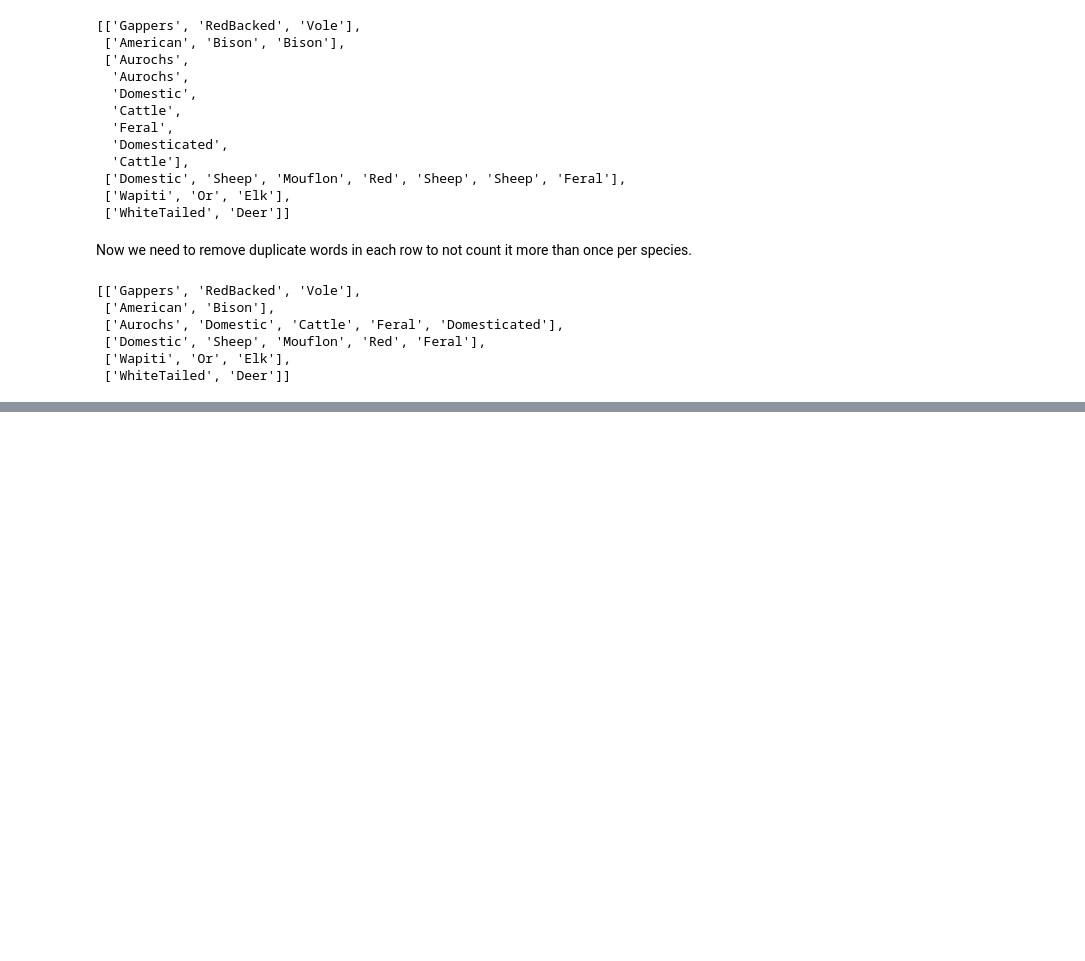
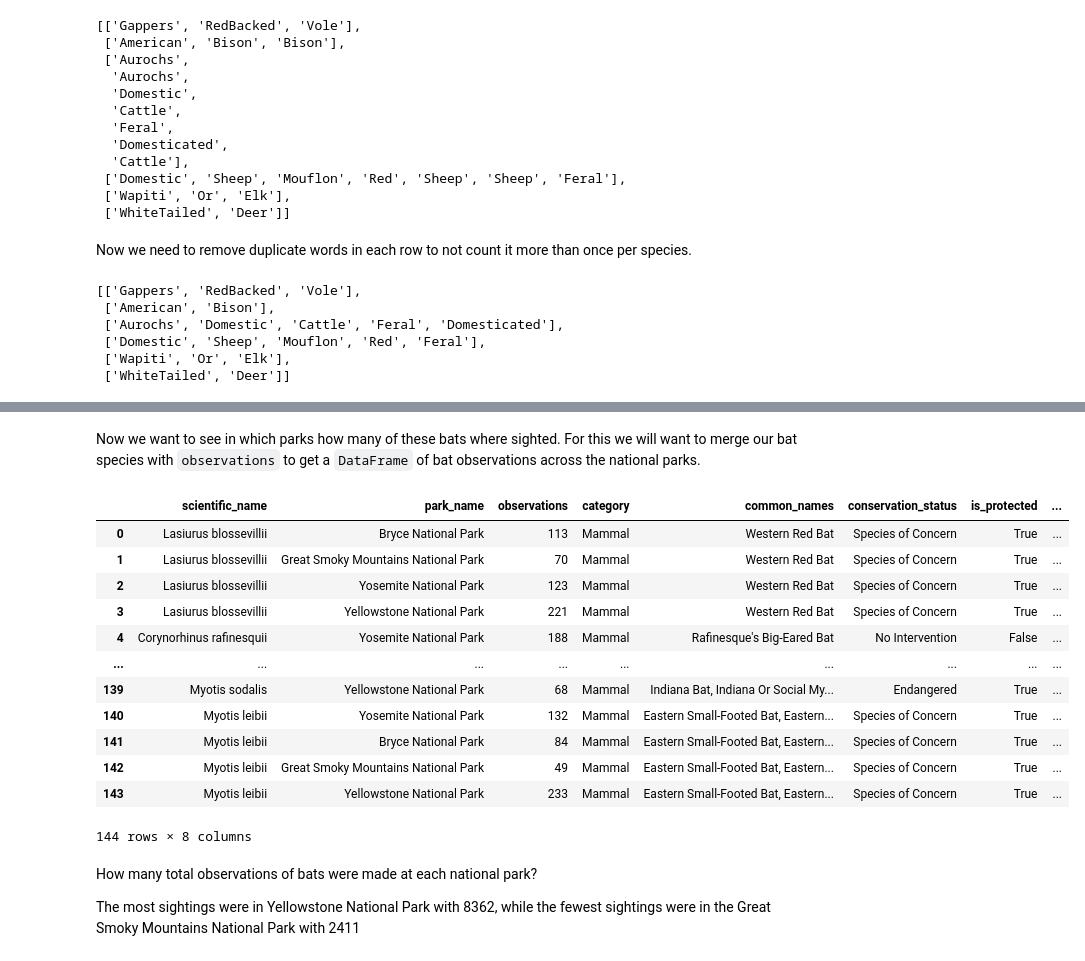
Before and after one commit to Maxrio9/Python-Data-Science, a Jupyter notebook: biodiversity_parks_project/biodiversity.ipynb, the cells around one changed output, grey strips where cells are left out. Drawn from its saved outputs; the diff is of its cells as text; code cells hidden in the pictures; blank space fills up the shorter version.

```diff
--- a/biodiversity_parks_project/biodiversity.ipynb
+++ b/biodiversity_parks_project/biodiversity.ipynb
@@ -426,0 +483,23 @@ We found out that we saw every species within this dataset within every one of t
+# %% [markdown]
+Now we want to see in which parks how many of these bats where sighted. For this we will want to merge our bat species with `observations` to get a `DataFrame` of bat observations across the national parks.
+# %%
+bat_observations = observations.merge(species[species.is_bat])
+bat_observations
+# %% [output]
+|  | scientific_name | park_name | observations | category | common_names | conservation_status | is_protected | ... |
+| 0 | Lasiurus blossevillii | Bryce National Park | 113 | Mammal | Western Red Bat | Species of Concern | True | ... |
+| 1 | Lasiurus blossevillii | Great Smoky Mountains National Park | 70 | Mammal | Western Red Bat | Species of Concern | True | ... |
+| 2 | Lasiurus blossevillii | Yosemite National Park | 123 | Mammal | Western Red Bat | Species of Concern | True | ... |
+| 3 | Lasiurus blossevillii | Yellowstone National Park | 221 | Mammal | Western Red Bat | Species of Concern | True | ... |
+| 4 | Corynorhinus rafinesquii | Yosemite National Park | 188 | Mammal | Rafinesque's Big-Eared Bat | No Intervention | False | ... |
+| ... | ... | ... | ... | ... | ... | ... | ... | ... |
+| 139 | Myotis sodalis | Yellowstone National Park | 68 | Mammal | Indiana Bat, Indiana Or Social My... | Endangered | True | ... |
+| 140 | Myotis leibii | Yosemite National Park | 132 | Mammal | Eastern Small-Footed Bat, Eastern... | Species of Concern | True | ... |
+| 141 | Myotis leibii | Bryce National Park | 84 | Mammal | Eastern Small-Footed Bat, Eastern... | Species of Concern | True | ... |
+| 142 | Myotis leibii | Great Smoky Mountains National Park | 49 | Mammal | Eastern Small-Footed Bat, Eastern... | Species of Concern | True | ... |
+| 143 | Myotis leibii | Yellowstone National Park | 233 | Mammal | Eastern Small-Footed Bat, Eastern... | Species of Concern | True | ... |
+144 rows × 8 columns
+# %% [markdown]
+How many total observations of bats were made at each national park?
+
+The most sightings were in Yellowstone National Park with 8362, while the fewest sightings were in the Great Smoky Mountains National Park with 2411
```
Also changed, not shown: parts of 18 cells of this notebook.
